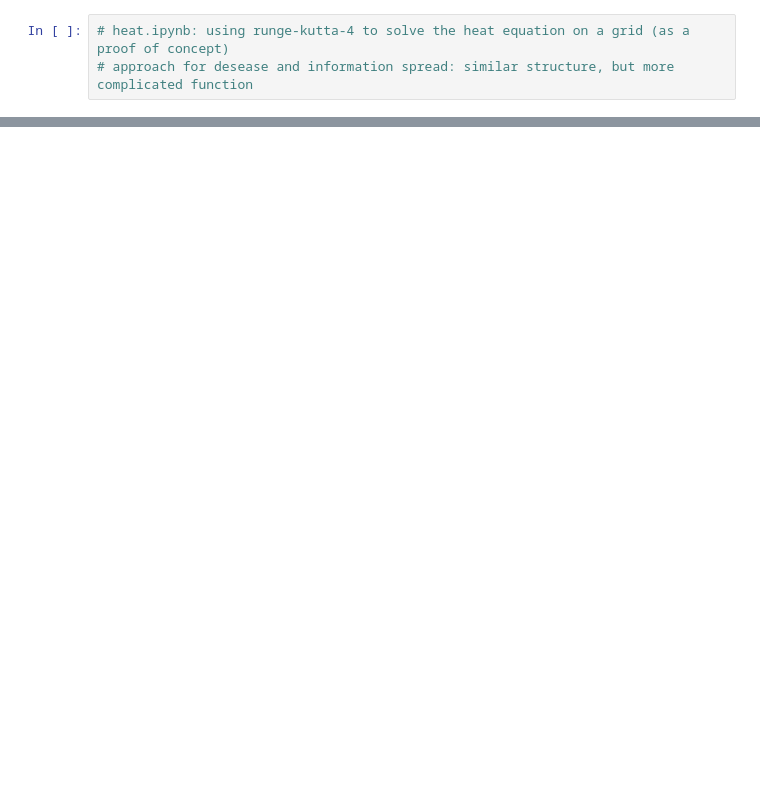
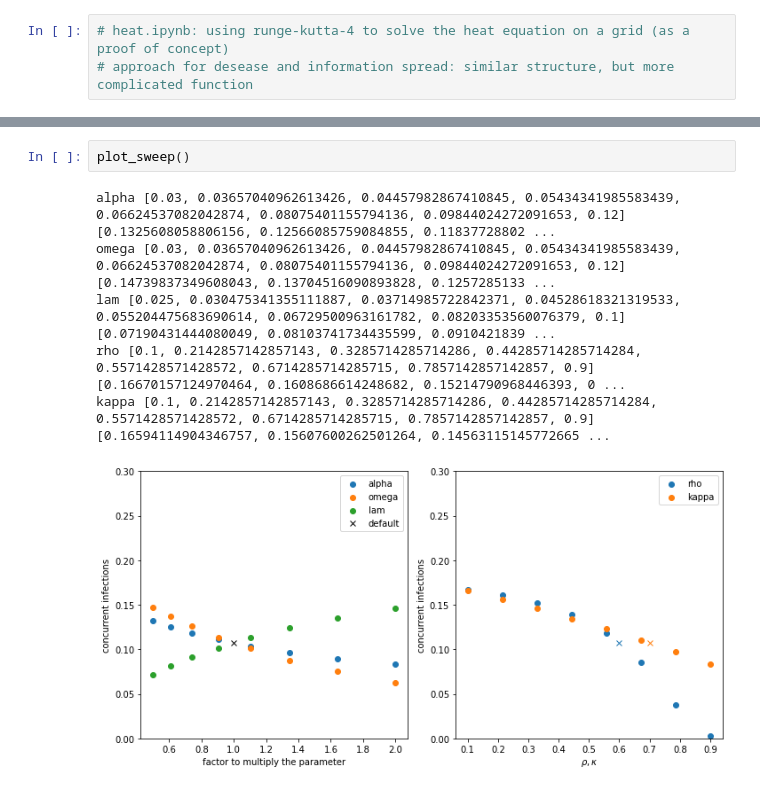
Before and after one commit to Mela/Information-Travel-and-Pandemics, a Jupyter notebook: main.ipynb, the cells around one changed output, grey strips where cells are left out. Cells and saved outputs as stored; diff of their text form; blank space fills up the shorter version.

```diff
--- a/main.ipynb
+++ b/main.ipynb
@@ -102,4 +155,13 @@ run_sensitivity_sweep(infection_params, awareness_params, awareness_params_varia
 done
+# %%
+plot_sweep()
+# %% [output]
+alpha [0.03, 0.03657040962613426, 0.04457982867410845, 0.05434341985583439, 0.06624537082042874, 0.08075401155794136, 0.09844024272091653, 0.12] [0.1325608058806156, 0.12566085759084855, 0.11837728802 ...
+omega [0.03, 0.03657040962613426, 0.04457982867410845, 0.05434341985583439, 0.06624537082042874, 0.08075401155794136, 0.09844024272091653, 0.12] [0.14739837349608043, 0.13704516090893828, 0.1257285133 ...
+lam [0.025, 0.030475341355111887, 0.03714985722842371, 0.04528618321319533, 0.055204475683690614, 0.06729500963161782, 0.08203353560076379, 0.1] [0.07190431444080049, 0.08103741734435599, 0.0910421839 ...
+rho [0.1, 0.2142857142857143, 0.3285714285714286, 0.44285714285714284, 0.5571428571428572, 0.6714285714285715, 0.7857142857142857, 0.9] [0.16670157124970464, 0.1608686614248682, 0.15214790968446393, 0 ...
+kappa [0.1, 0.2142857142857143, 0.3285714285714286, 0.44285714285714284, 0.5571428571428572, 0.6714285714285715, 0.7857142857142857, 0.9] [0.16594114904346757, 0.15607600262501264, 0.14563115145772665 ...
+[figure, added]
 # %% [markdown]
 <a style='text-decoration:none;line-height:16px;display:flex;color:#5B5B62;padding:10px;justify-content:end;' href='https://deepnote.com?utm_source=created-in-deepnote-cell&projectId=ac0f8ce2-3132-47be-a4d1-6216636e93ff' target="_blank">
 <img alt='Created in deepnote.com' style='display:inline;max-height:16px;margin:0px;margin-right:7.5px;' src='embedded-picture-1' > </img>
```
Also changed, not shown: parts of 15 cells of this notebook, 9 other files.
